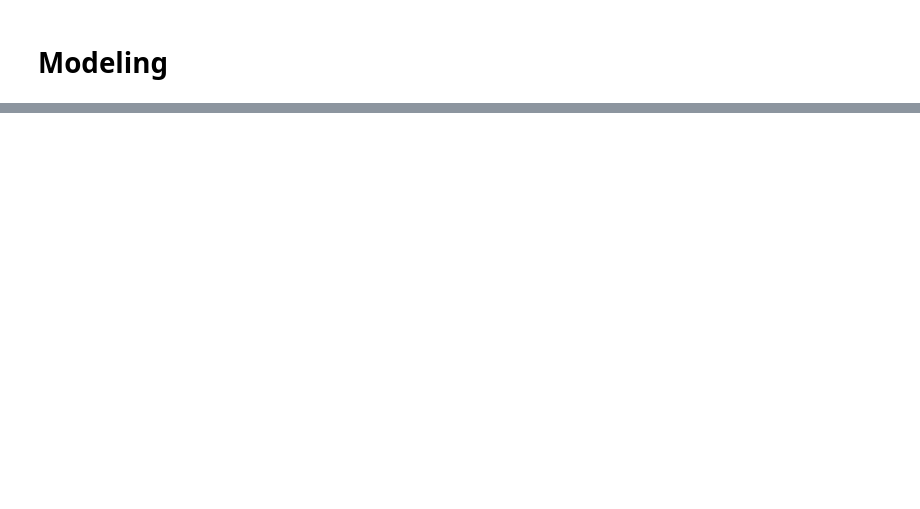
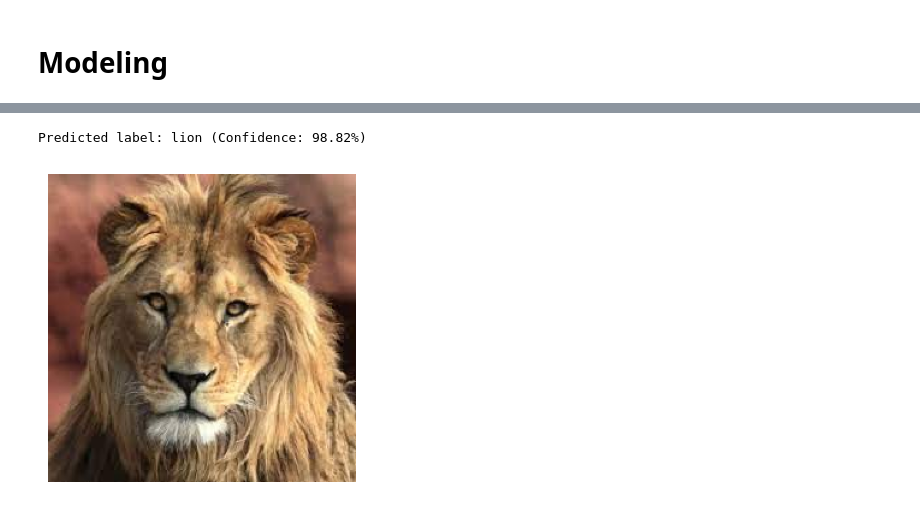
Before and after one commit to siddhant4ds/kaggle-directory, a Jupyter notebook: misc/animals-classification/00-cnn-with-data-augmentation.ipynb, the cells around one changed output, grey strips where cells are left out. Cells and saved outputs as stored; diff of their text form; code cells hidden in the pictures; blank space fills up the shorter version.

```diff
--- a/misc/animals-classification/00-cnn-with-data-augmentation.ipynb
+++ b/misc/animals-classification/00-cnn-with-data-augmentation.ipynb
@@ -198,0 +280,22 @@ plt.show()
+# %%
+def predict_on_image(file_path, model):
+    # load image from file path
+    img = load_img(file_path, target_size=(IMG_SIZE, IMG_SIZE))
+
+    # display image
+    plt.figure(figsize=(4, 4))
+    plt.imshow(img)
+    plt.axis('off')
+
+    # convert image to batch for prediction
+    img_batch = tf.expand_dims(img_to_array(img), 0)
+    prediction = model.predict(img_batch, verbose=0)
+    label = class_names[np.argmax(prediction[0])]
+    confidence = np.max(prediction[0])
+    print(f'Predicted label: {label} (Confidence: {confidence*100:.2f}%)\n')
+# %%
+file_path = '/kaggle/input/animals/animals/inf/lion.jpg'
+predict_on_image(file_path, cnn_model)
+# %% [output]
+Predicted label: lion (Confidence: 98.82%)
+[figure, added]
```
Also changed, not shown: parts of 27 cells of this notebook.
